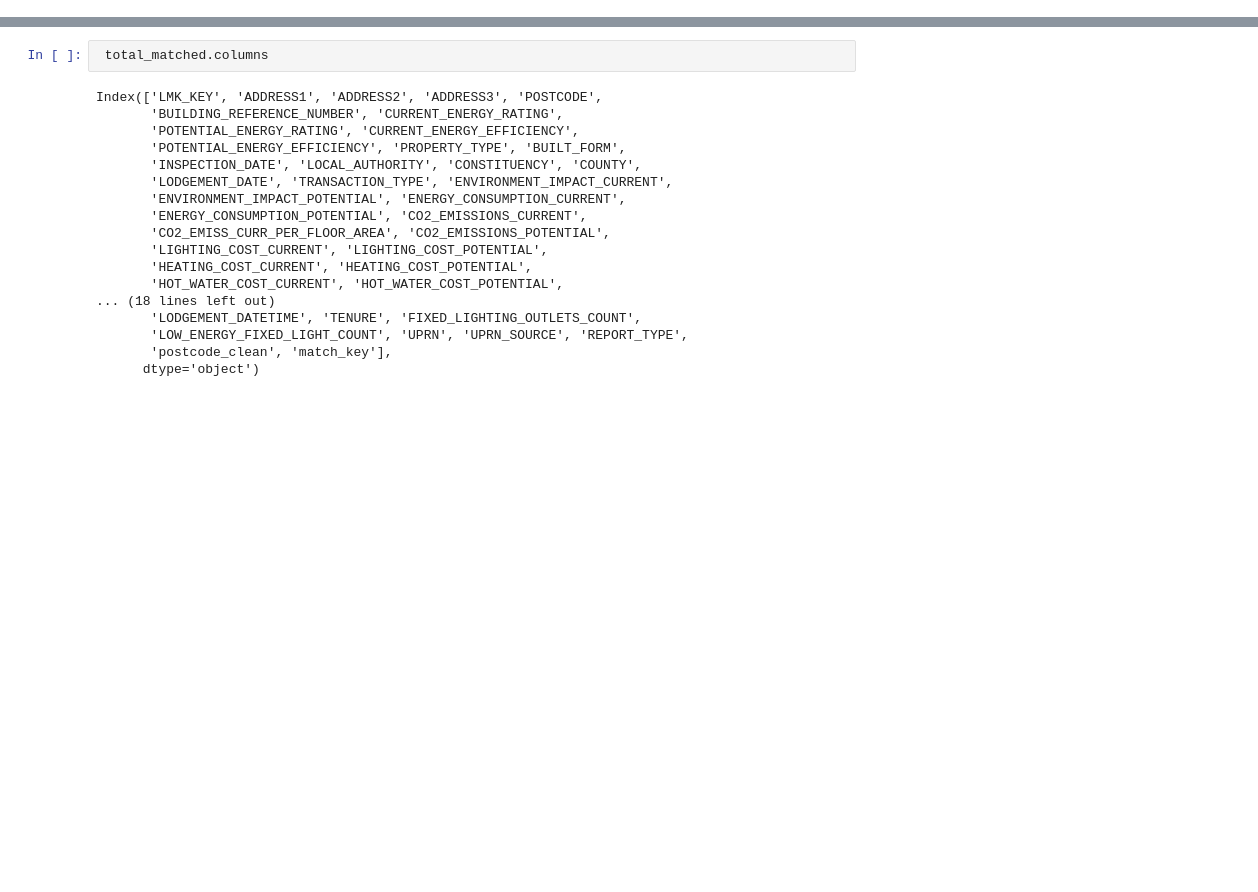
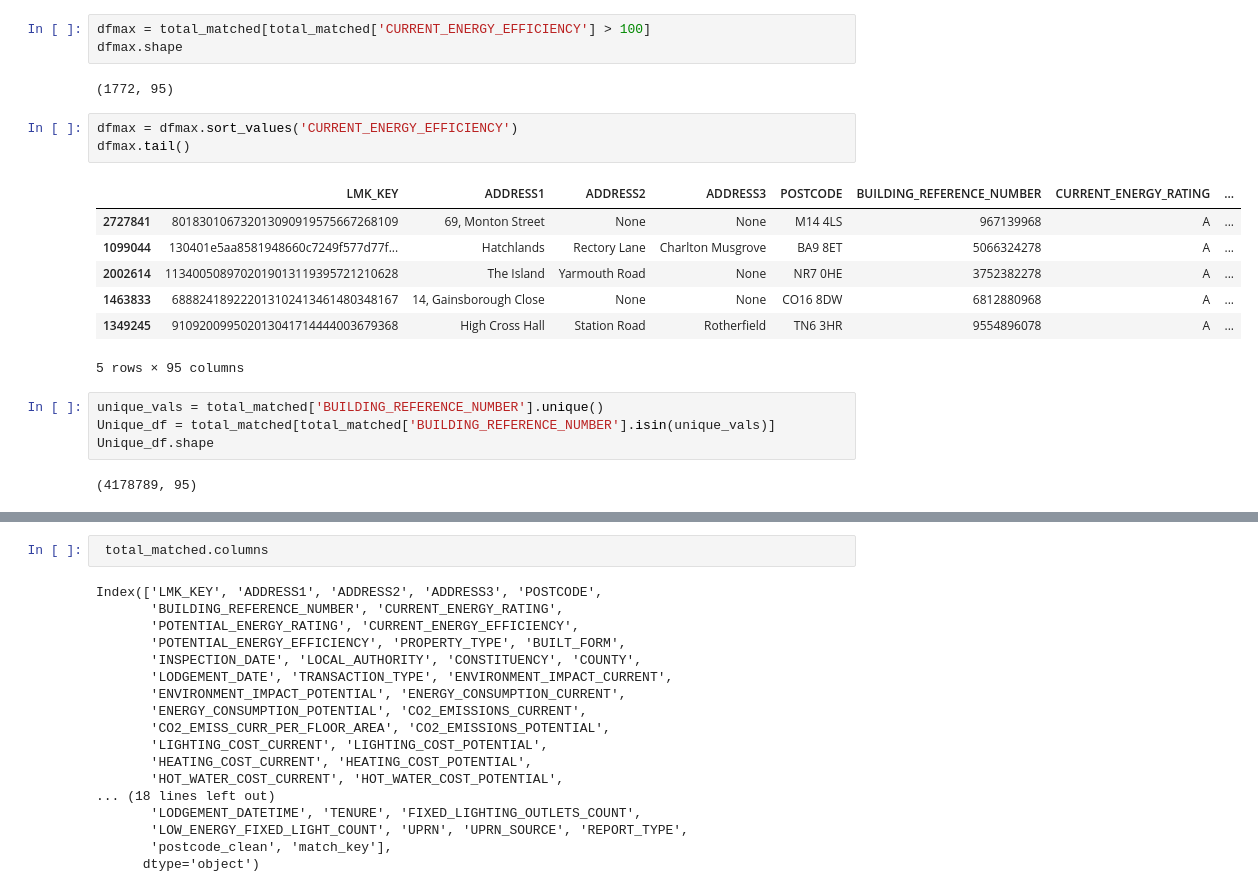
Before and after one commit to Tom-Kerrison/Housing-Price-Predictor, a Jupyter notebook: EPC_Feature_Engineering.ipynb, the cells around one changed output, grey strips where cells are left out. Cells and saved outputs as stored; diff of their text form; blank space fills up the shorter version.

```diff
--- a/EPC_Feature_Engineering.ipynb
+++ b/EPC_Feature_Engineering.ipynb
@@ -170 +144,23 @@ else:
+# %%
+dfmax = total_matched[total_matched['CURRENT_ENERGY_EFFICIENCY'] > 100]
+dfmax.shape
+# %% [output]
+(1772, 95)
+# %%
+dfmax = dfmax.sort_values('CURRENT_ENERGY_EFFICIENCY')
+dfmax.tail()
+# %% [output]
+|  | LMK_KEY | ADDRESS1 | ADDRESS2 | ADDRESS3 | POSTCODE | BUILDING_REFERENCE_NUMBER | CURRENT_ENERGY_RATING | ... |
+| 2727841 | 801830106732013090919575667268109 | 69, Monton Street | None | None | M14 4LS | 967139968 | A | ... |
+| 1099044 | 130401e5aa8581948660c7249f577d77f... | Hatchlands | Rectory Lane | Charlton Musgrove | BA9 8ET | 5066324278 | A | ... |
+| 2002614 | 1134005089702019013119395721210628 | The Island | Yarmouth Road | None | NR7 0HE | 3752382278 | A | ... |
+| 1463833 | 688824189222013102413461480348167 | 14, Gainsborough Close | None | None | CO16 8DW | 6812880968 | A | ... |
+| 1349245 | 910920099502013041714444003679368 | High Cross Hall | Station Road | Rotherfield | TN6 3HR | 9554896078 | A | ... |
+5 rows × 95 columns
+# %%
+unique_vals = total_matched['BUILDING_REFERENCE_NUMBER'].unique()
+Unique_df = total_matched[total_matched['BUILDING_REFERENCE_NUMBER'].isin(unique_vals)]
+Unique_df.shape
+# %% [output]
+(4178789, 95)
 # %%
```
Also changed, not shown: parts of 24 cells of this notebook.
